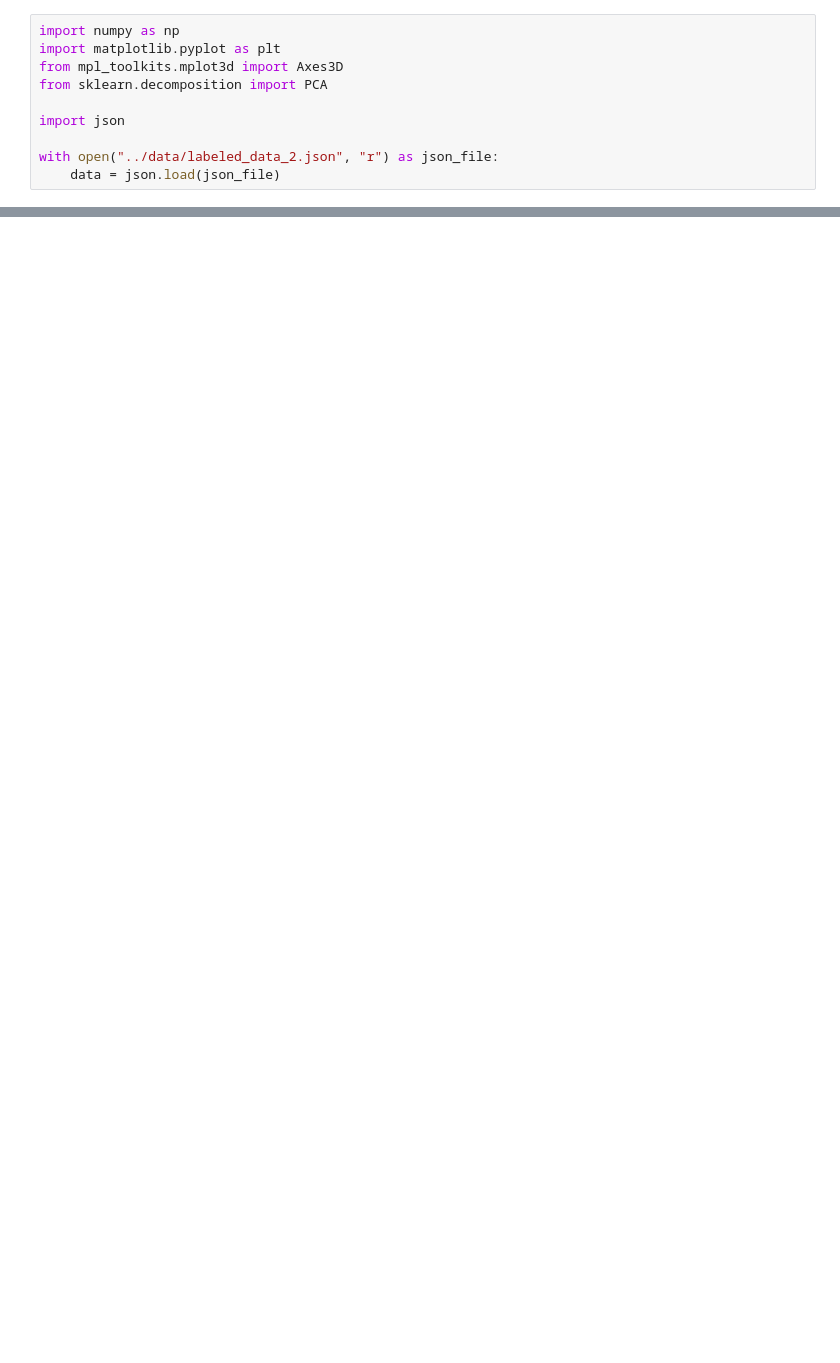
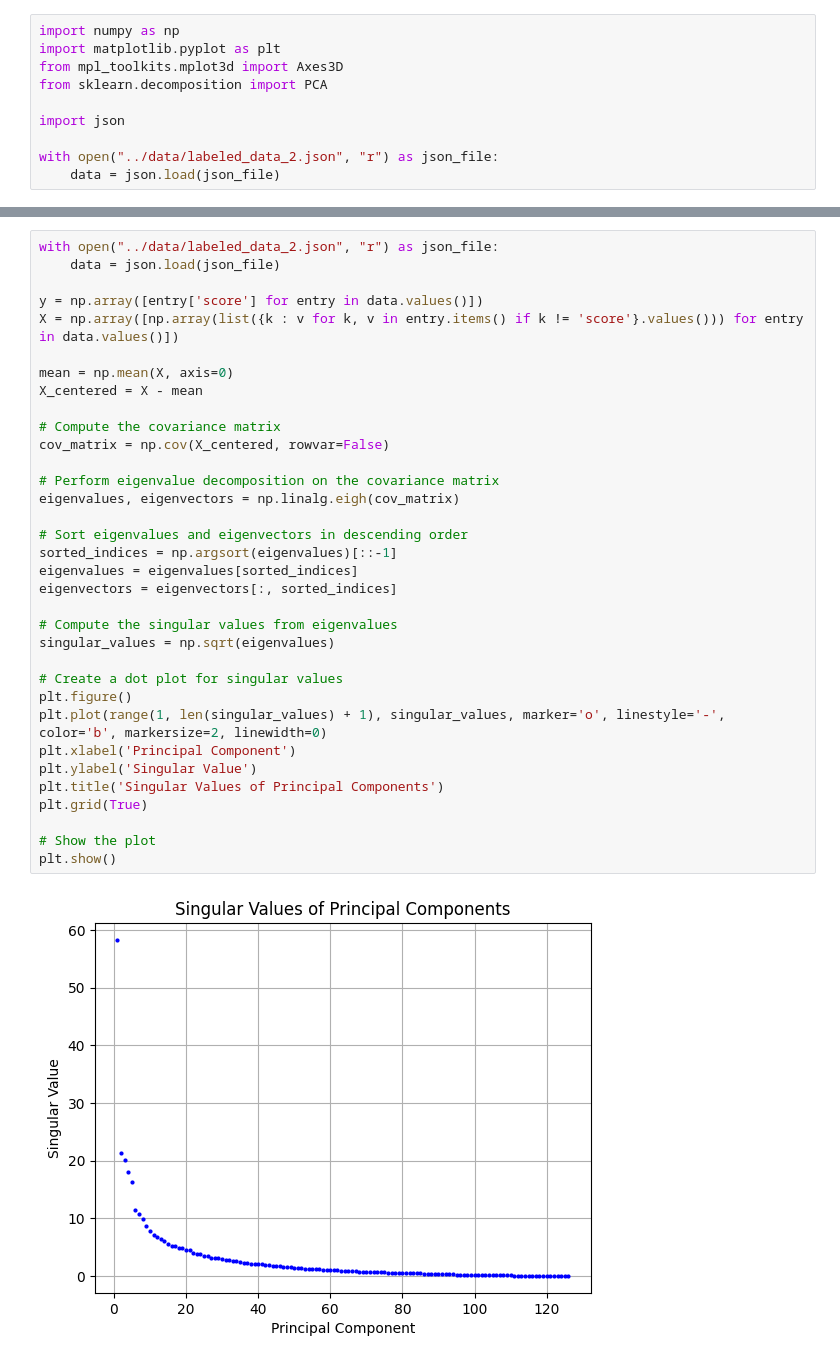
Before and after one commit to riensou/SNP-automate, a Jupyter notebook: scripts/data_exploration.ipynb, the cells around one changed output, grey strips where cells are left out. Cells and saved outputs as stored; diff of their text form; blank space fills up the shorter version.

```diff
--- a/scripts/data_exploration.ipynb
+++ b/scripts/data_exploration.ipynb
@@ -72,0 +79,36 @@ plt.show()
+# %%
+with open("../data/labeled_data_2.json", "r") as json_file:
+    data = json.load(json_file)
+
+y = np.array([entry['score'] for entry in data.values()])
+X = np.array([np.array(list({k : v for k, v in entry.items() if k != 'score'}.values())) for entry in data.values()])
+
+mean = np.mean(X, axis=0)
+X_centered = X - mean
+
+# Compute the covariance matrix
+cov_matrix = np.cov(X_centered, rowvar=False)
+
+# Perform eigenvalue decomposition on the covariance matrix
+eigenvalues, eigenvectors = np.linalg.eigh(cov_matrix)
+
+# Sort eigenvalues and eigenvectors in descending order
+sorted_indices = np.argsort(eigenvalues)[::-1]
+eigenvalues = eigenvalues[sorted_indices]
+eigenvectors = eigenvectors[:, sorted_indices]
+
+# Compute the singular values from eigenvalues
+singular_values = np.sqrt(eigenvalues)
+
+# Create a dot plot for singular values
+plt.figure()
+plt.plot(range(1, len(singular_values) + 1), singular_values, marker='o', linestyle='-', color='b', markersize=2, linewidth=0)
+plt.xlabel('Principal Component')
+plt.ylabel('Singular Value')
+plt.title('Singular Values of Principal Components')
+plt.grid(True)
+
+# Show the plot
+plt.show()
+# %% [output]
+[figure, added]
```
Also changed, not shown: parts of 3 cells of this notebook, 3 other files.
